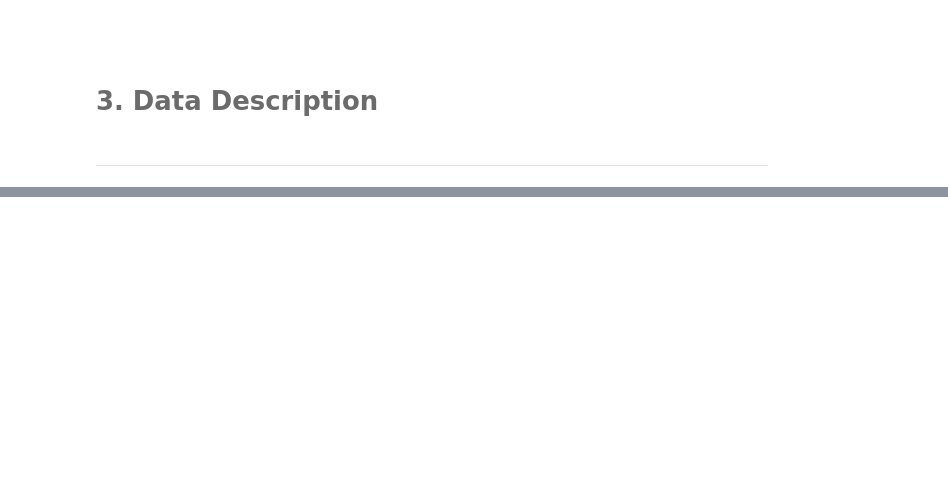
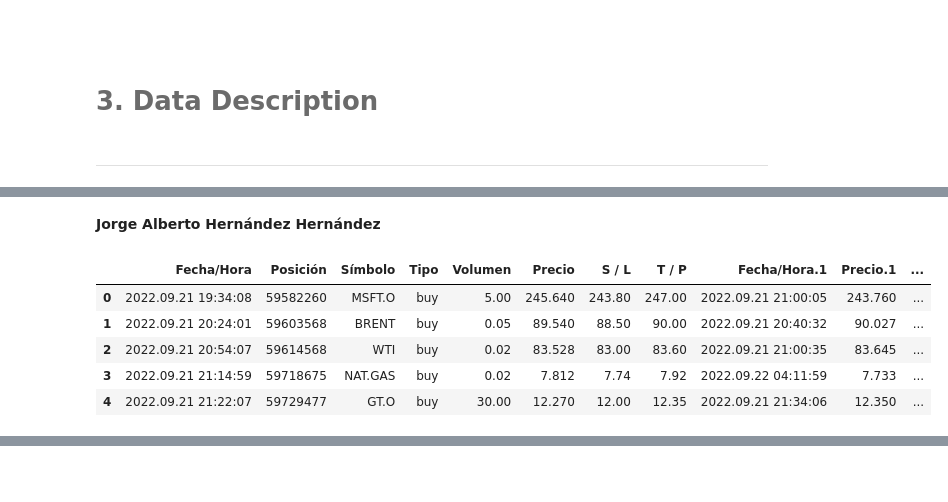
Before and after one commit to DayanaNavarro/LAB3_MYST, a Jupyter notebook: notebook.ipynb, the cells around one changed output, grey strips where cells are left out. Drawn from its saved outputs; the diff is of its cells as text; code cells hidden in the pictures; blank space fills up the shorter version.

```diff
--- a/notebook.ipynb
+++ b/notebook.ipynb
@@ -76,0 +141,2 @@ import functions as fn
+# %%
+data3 = fn.f_leer_archivo("Data3")
@@ -76,0 +191,12 @@ import functions as fn
+# %% [markdown]
+**Jorge Alberto Hernández Hernández**
+# %%
+data3 = fn.f_columnas_tiempos(data3)
+data3.head()
+# %% [output]
+|  | Fecha/Hora | Posición | Símbolo | Tipo | Volumen | Precio | S / L | T / P | Fecha/Hora.1 | Precio.1 | ... |
+| 0 | 2022.09.21 19:34:08 | 59582260 | MSFT.O | buy | 5.00 | 245.640 | 243.80 | 247.00 | 2022.09.21 21:00:05 | 243.760 | ... |
+| 1 | 2022.09.21 20:24:01 | 59603568 | BRENT | buy | 0.05 | 89.540 | 88.50 | 90.00 | 2022.09.21 20:40:32 | 90.027 | ... |
+| 2 | 2022.09.21 20:54:07 | 59614568 | WTI | buy | 0.02 | 83.528 | 83.00 | 83.60 | 2022.09.21 21:00:35 | 83.645 | ... |
+| 3 | 2022.09.21 21:14:59 | 59718675 | NAT.GAS | buy | 0.02 | 7.812 | 7.74 | 7.92 | 2022.09.22 04:11:59 | 7.733 | ... |
+| 4 | 2022.09.21 21:22:07 | 59729477 | GT.O | buy | 30.00 | 12.270 | 12.00 | 12.35 | 2022.09.21 21:34:06 | 12.350 | ... |
```
Also changed, not shown: parts of 70 cells of this notebook, 2 other files.
